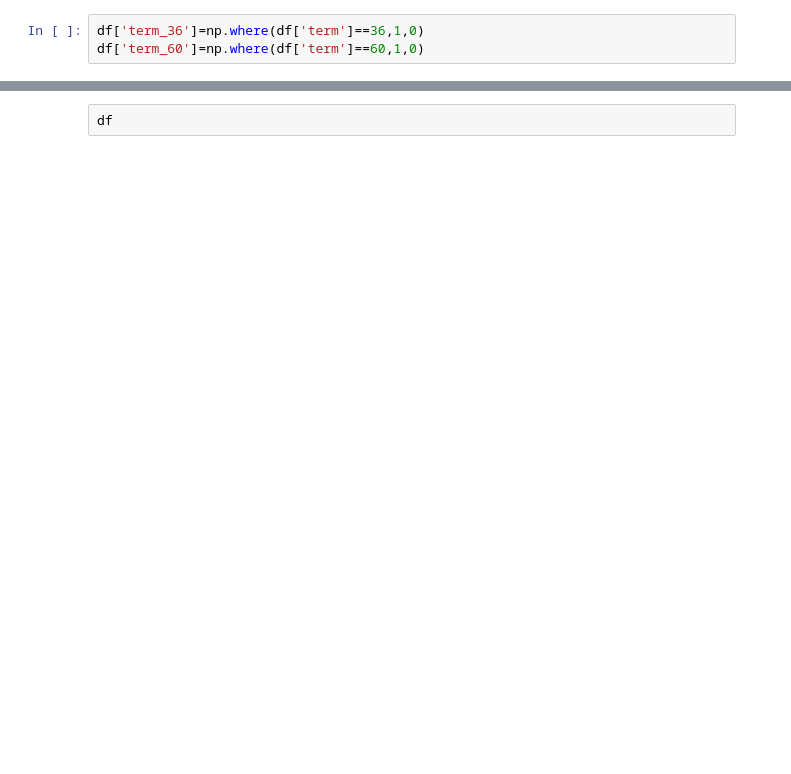
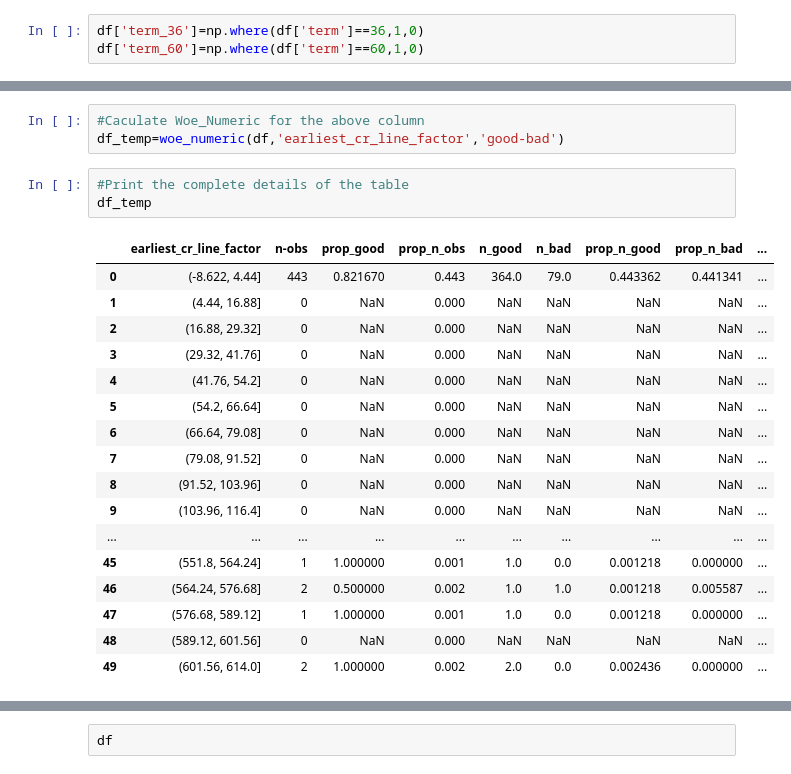
Before and after one commit to rameshbabulakshmanan84/Creditriskmodeeling, a Jupyter notebook: CreditRiskModelling.ipynb, the cells around one changed output, grey strips where cells are left out. Cells and saved outputs as stored; diff of their text form; blank space fills up the shorter version.

```diff
--- a/CreditRiskModelling.ipynb
+++ b/CreditRiskModelling.ipynb
@@ -775,0 +825,24 @@ plot_by_woe(df_temp)
+# %%
+#Caculate Woe_Numeric for the above column
+df_temp=woe_numeric(df,'earliest_cr_line_factor','good-bad')
+# %%
+#Print the complete details of the table
+df_temp
+# %% [output]
+|  | earliest_cr_line_factor | n-obs | prop_good | prop_n_obs | n_good | n_bad | prop_n_good | prop_n_bad | ... |
+| 0 | (-8.622, 4.44] | 443 | 0.821670 | 0.443 | 364.0 | 79.0 | 0.443362 | 0.441341 | ... |
+| 1 | (4.44, 16.88] | 0 | NaN | 0.000 | NaN | NaN | NaN | NaN | ... |
+| 2 | (16.88, 29.32] | 0 | NaN | 0.000 | NaN | NaN | NaN | NaN | ... |
+| 3 | (29.32, 41.76] | 0 | NaN | 0.000 | NaN | NaN | NaN | NaN | ... |
+| 4 | (41.76, 54.2] | 0 | NaN | 0.000 | NaN | NaN | NaN | NaN | ... |
+| 5 | (54.2, 66.64] | 0 | NaN | 0.000 | NaN | NaN | NaN | NaN | ... |
+| 6 | (66.64, 79.08] | 0 | NaN | 0.000 | NaN | NaN | NaN | NaN | ... |
+| 7 | (79.08, 91.52] | 0 | NaN | 0.000 | NaN | NaN | NaN | NaN | ... |
+| 8 | (91.52, 103.96] | 0 | NaN | 0.000 | NaN | NaN | NaN | NaN | ... |
+| 9 | (103.96, 116.4] | 0 | NaN | 0.000 | NaN | NaN | NaN | NaN | ... |
+| ... | ... | ... | ... | ... | ... | ... | ... | ... | ... |
+| 45 | (551.8, 564.24] | 1 | 1.000000 | 0.001 | 1.0 | 0.0 | 0.001218 | 0.000000 | ... |
+| 46 | (564.24, 576.68] | 2 | 0.500000 | 0.002 | 1.0 | 1.0 | 0.001218 | 0.005587 | ... |
+| 47 | (576.68, 589.12] | 1 | 1.000000 | 0.001 | 1.0 | 0.0 | 0.001218 | 0.000000 | ... |
+| 48 | (589.12, 601.56] | 0 | NaN | 0.000 | NaN | NaN | NaN | NaN | ... |
+| 49 | (601.56, 614.0] | 2 | 1.000000 | 0.002 | 2.0 | 0.0 | 0.002436 | 0.000000 | ... |
```
Also changed, not shown: parts of 37 cells of this notebook.
